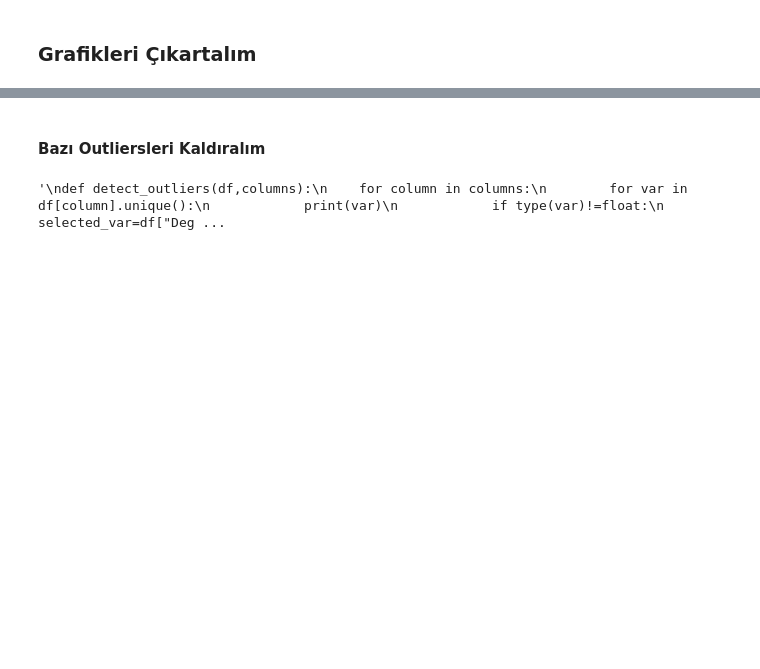
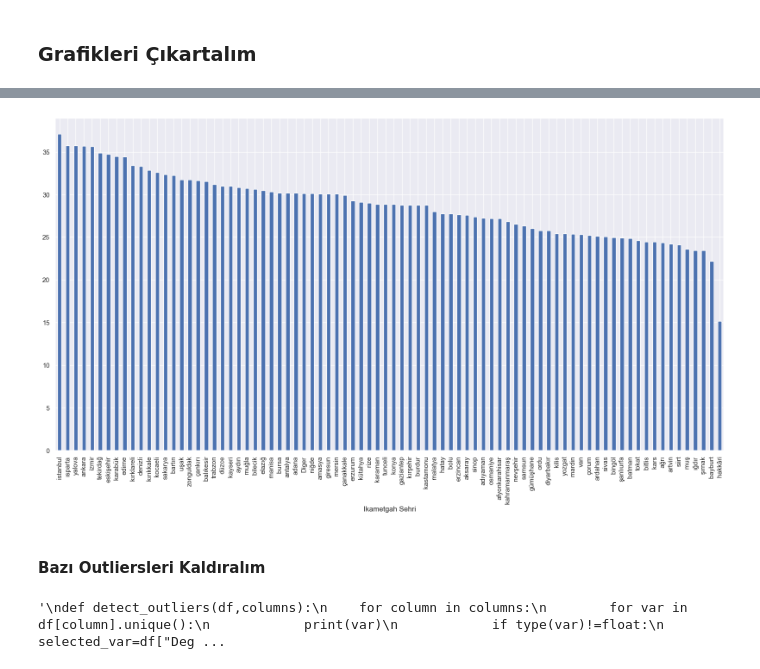
Before and after one commit to yasinkurtulus/Datathon24, a Jupyter notebook: Datathon_BTK.ipynb, the cells around one changed output, grey strips where cells are left out. Cells and saved outputs as stored; diff of their text form; code cells hidden in the pictures; blank space fills up the shorter version.

```diff
--- a/Datathon_BTK.ipynb
+++ b/Datathon_BTK.ipynb
@@ -1335,0 +1323,4 @@ Name: count, dtype: int64
+# %%
+sehir_ortalama_puan_Ikamet = train.groupby('Ikametgah Sehri')['Degerlendirme Puani'].mean()
+sehir_ortalama_puan_Ikamet = sehir_ortalama_puan_Ikamet.sort_values(ascending=False)
+sehir_ortalama_puan_Ikamet
@@ -1335,0 +1359,7 @@ Name: count, dtype: int64
+# %%
+## Ikametgaha gore
+fig = plt.figure(figsize=(20,10))
+plt.xticks(rotation=90)
+sehir_ortalama_puan_Ikamet.plot.bar();
+# %% [output]
+[figure, added]
```
Also changed, not shown: parts of 32 cells of this notebook, 2 other files.
